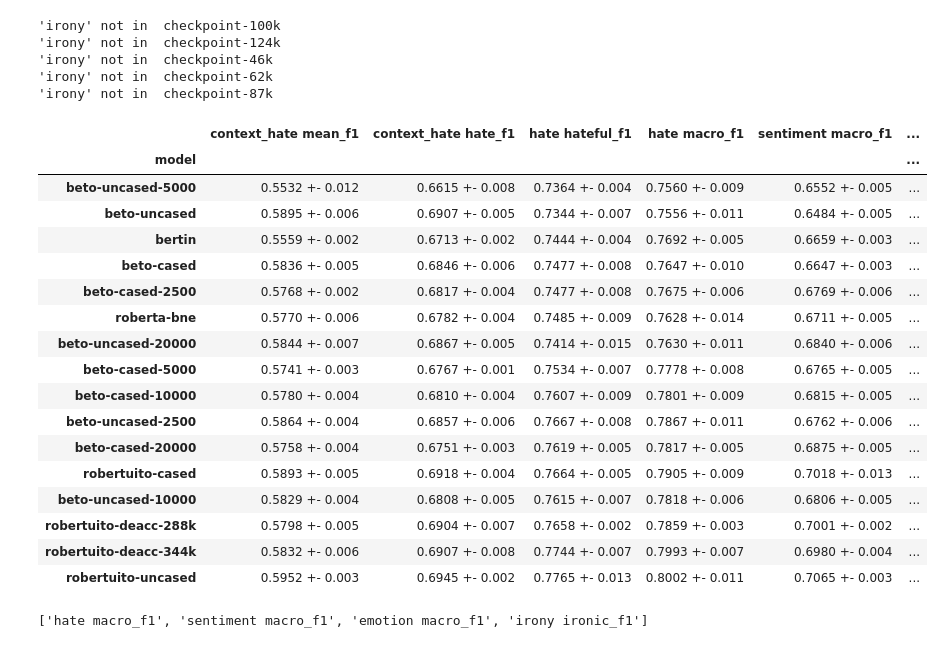
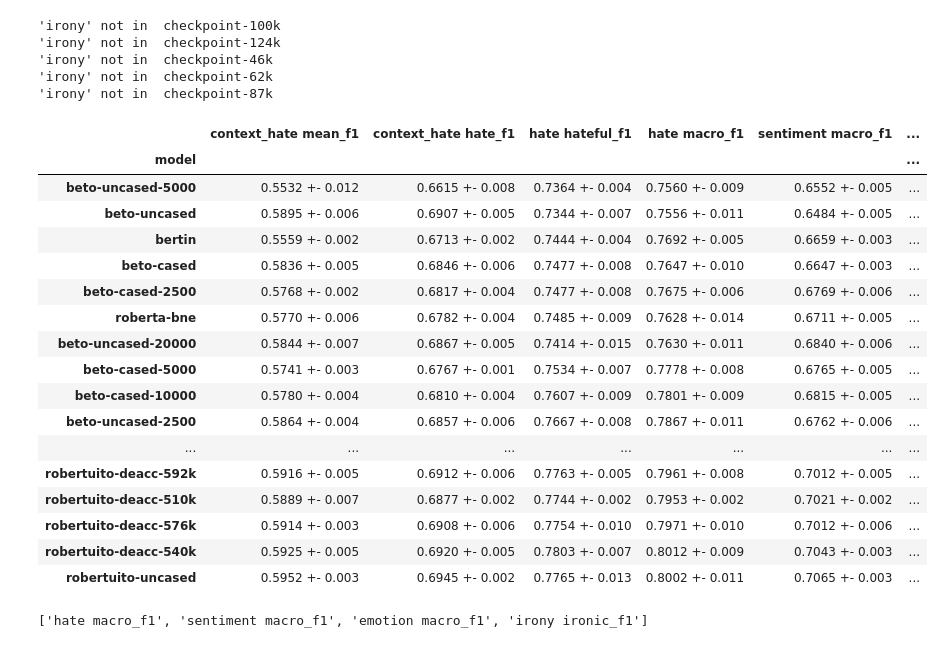
Before and after one commit to pysentimiento/robertuito, a Jupyter notebook: notebooks/Results.ipynb, the cells around one changed output. Cells and saved outputs as stored; diff of their text form; code cells hidden in the pictures.

```diff
--- a/notebooks/Results.ipynb
+++ b/notebooks/Results.ipynb
@@ -79,6 +79,13 @@ order = [
     "robertuito-uncased",
     "robertuito-deacc-288k",
     "robertuito-deacc-344k",
+    "robertuito-deacc-400k",
+    "robertuito-deacc-440k",
+    "robertuito-deacc-490k",
+    "robertuito-deacc-510k",
+    "robertuito-deacc-540k",
+    "robertuito-deacc-576k",
+    "robertuito-deacc-592k",
     #"checkpoint-46k",
     #"checkpoint-62k",
     #"checkpoint-87k",
@@ -97,38 +104,38 @@ order = [
 df = pd.DataFrame(resume)
 df.set_index("model", inplace=True)
 
 df_mean = pd.DataFrame(mean_resume).set_index("model")
 score_cols = ["context_hate mean_f1", "hate macro_f1", "sentiment macro_f1", "emotion macro_f1", "irony macro_f1"]
 score_without_chate_cols = ["hate macro_f1", "sentiment macro_f1", "emotion macro_f1", "irony macro_f1"]
 
 df.loc[order, "score"] = df_mean.loc[order, score_cols].mean(axis=1)
 df.loc[order, "score2"] = df_mean.loc[order, score_without_chate_cols].mean(axis=1)
 columns = [c for c in df.columns if "micro" not in c and "score" not in c] + ["score", "score2" ]
 
 df.loc[order, columns].sort_values("score")
 # %% [output]
 'irony' not in  checkpoint-100k
 'irony' not in  checkpoint-124k
 'irony' not in  checkpoint-46k
 'irony' not in  checkpoint-62k
 'irony' not in  checkpoint-87k
 |  | context_hate mean_f1 | context_hate hate_f1 | hate hateful_f1 | hate macro_f1 | sentiment macro_f1 | ... |
 | model |  |  |  |  |  | ... |
 | beto-uncased-5000 | 0.5532 +- 0.012 | 0.6615 +- 0.008 | 0.7364 +- 0.004 | 0.7560 +- 0.009 | 0.6552 +- 0.005 | ... |
 | beto-uncased | 0.5895 +- 0.006 | 0.6907 +- 0.005 | 0.7344 +- 0.007 | 0.7556 +- 0.011 | 0.6484 +- 0.005 | ... |
 | bertin | 0.5559 +- 0.002 | 0.6713 +- 0.002 | 0.7444 +- 0.004 | 0.7692 +- 0.005 | 0.6659 +- 0.003 | ... |
 | beto-cased | 0.5836 +- 0.005 | 0.6846 +- 0.006 | 0.7477 +- 0.008 | 0.7647 +- 0.010 | 0.6647 +- 0.003 | ... |
 | beto-cased-2500 | 0.5768 +- 0.002 | 0.6817 +- 0.004 | 0.7477 +- 0.008 | 0.7675 +- 0.006 | 0.6769 +- 0.006 | ... |
 | roberta-bne | 0.5770 +- 0.006 | 0.6782 +- 0.004 | 0.7485 +- 0.009 | 0.7628 +- 0.014 | 0.6711 +- 0.005 | ... |
 | beto-uncased-20000 | 0.5844 +- 0.007 | 0.6867 +- 0.005 | 0.7414 +- 0.015 | 0.7630 +- 0.011 | 0.6840 +- 0.006 | ... |
 | beto-cased-5000 | 0.5741 +- 0.003 | 0.6767 +- 0.001 | 0.7534 +- 0.007 | 0.7778 +- 0.008 | 0.6765 +- 0.005 | ... |
 | beto-cased-10000 | 0.5780 +- 0.004 | 0.6810 +- 0.004 | 0.7607 +- 0.009 | 0.7801 +- 0.009 | 0.6815 +- 0.005 | ... |
 | beto-uncased-2500 | 0.5864 +- 0.004 | 0.6857 +- 0.006 | 0.7667 +- 0.008 | 0.7867 +- 0.011 | 0.6762 +- 0.006 | ... |
-| beto-cased-20000 | 0.5758 +- 0.004 | 0.6751 +- 0.003 | 0.7619 +- 0.005 | 0.7817 +- 0.005 | 0.6875 +- 0.005 | ... |
-| robertuito-cased | 0.5893 +- 0.005 | 0.6918 +- 0.004 | 0.7664 +- 0.005 | 0.7905 +- 0.009 | 0.7018 +- 0.013 | ... |
-| beto-uncased-10000 | 0.5829 +- 0.004 | 0.6808 +- 0.005 | 0.7615 +- 0.007 | 0.7818 +- 0.006 | 0.6806 +- 0.005 | ... |
-| robertuito-deacc-288k | 0.5798 +- 0.005 | 0.6904 +- 0.007 | 0.7658 +- 0.002 | 0.7859 +- 0.003 | 0.7001 +- 0.002 | ... |
-| robertuito-deacc-344k | 0.5832 +- 0.006 | 0.6907 +- 0.008 | 0.7744 +- 0.007 | 0.7993 +- 0.007 | 0.6980 +- 0.004 | ... |
+| ... | ... | ... | ... | ... | ... | ... |
+| robertuito-deacc-592k | 0.5916 +- 0.005 | 0.6912 +- 0.006 | 0.7763 +- 0.005 | 0.7961 +- 0.008 | 0.7012 +- 0.005 | ... |
+| robertuito-deacc-510k | 0.5889 +- 0.007 | 0.6877 +- 0.002 | 0.7744 +- 0.002 | 0.7953 +- 0.002 | 0.7021 +- 0.002 | ... |
+| robertuito-deacc-576k | 0.5914 +- 0.003 | 0.6908 +- 0.006 | 0.7754 +- 0.010 | 0.7971 +- 0.010 | 0.7012 +- 0.006 | ... |
+| robertuito-deacc-540k | 0.5925 +- 0.005 | 0.6920 +- 0.005 | 0.7803 +- 0.007 | 0.8012 +- 0.009 | 0.7043 +- 0.003 | ... |
 | robertuito-uncased | 0.5952 +- 0.003 | 0.6945 +- 0.002 | 0.7765 +- 0.013 | 0.8002 +- 0.011 | 0.7065 +- 0.003 | ... |
 # %%
 score_without_chate_cols
```
Also changed, not shown: parts of 1 cell of this notebook, 2 other files.
